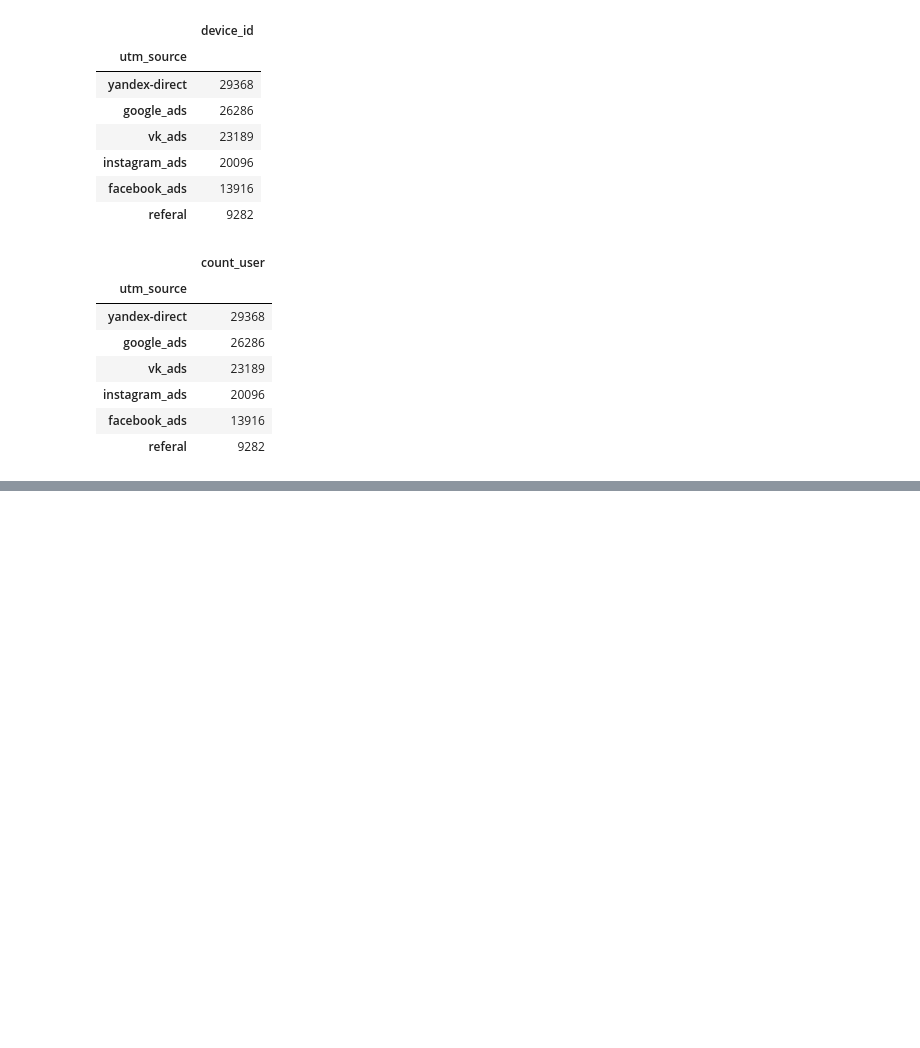
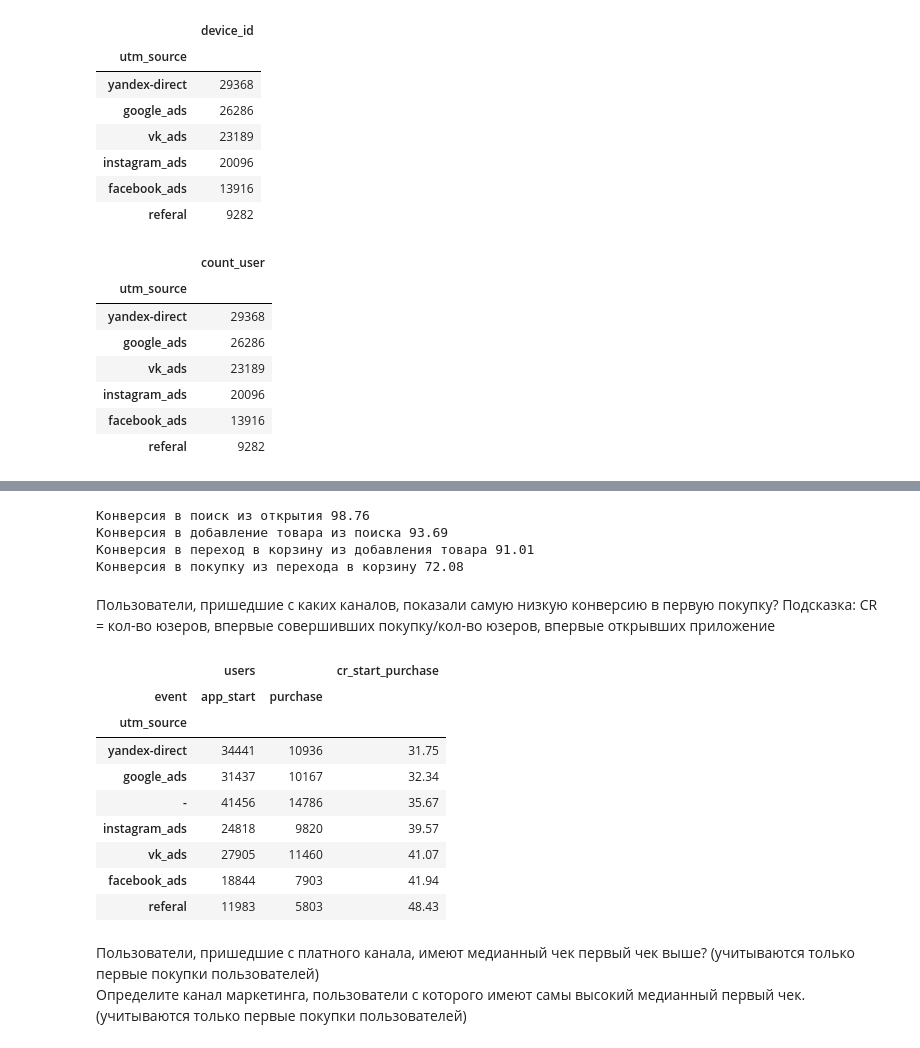
Before and after one commit to Praldmur/Simulation, a Jupyter notebook: 10_mod/3.ipynb, the cells around one changed output, grey strips where cells are left out. Cells and saved outputs as stored; diff of their text form; code cells hidden in the pictures; blank space fills up the shorter version.

```diff
--- a/10_mod/3.ipynb
+++ b/10_mod/3.ipynb
@@ -250,0 +242,2 @@ funnel
+# %%
+df['event'] = pd.Categorical(df['event'], categories=event_order, ordered=True)
@@ -250,0 +270,49 @@ funnel
+# %%
+# код из ответов. но нам он не подходит - у нас дата сет, где никто не зарегистрировался
+first_registration = df[df['event'] == 'register'].sort_values('date').drop_duplicates ('device_id')
+df['first_registration'] = df['device_id'].map(first_registration.set_index('device_id')['date'])
+already_reg = df[df['first_registration'] < df['date']]
+already_reg.groupby('event')['device_id'].nunique()
+# ниже в формулы вручную подставлялись значения из предыыущей строчки - количество уникальный id по каждому шагу
+print("Конверсия в поиск из открытия", round((40482/40991)*100,2))
+print("Конверсия в добавление товара из поиска", round((37926/40482)*100,2))
+print("Конверсия в переход в корзину из добавления товара", round((34517/37926)*100,2))
+print("Конверсия в покупку из перехода в корзину", round((24880/34517)*100,2))
+# %% [output]
+Конверсия в поиск из открытия 98.76
+Конверсия в добавление товара из поиска 93.69
+Конверсия в переход в корзину из добавления товара 91.01
+Конверсия в покупку из перехода в корзину 72.08
+# %% [markdown]
+Пользователи, пришедшие с каких каналов, показали самую низкую конверсию в первую покупку? Подсказка: CR = кол-во юзеров, впервые совершивших покупку/кол-во юзеров, впервые открывших приложение
+# %%
+first_events = df.sort_values('date').drop_duplicates(['device_id', 'event'])
+# %%
+first_events = first_events[first_events['event'].isin(['app_start', 'purchase'])]
+# %%
+cr = (
+    first_events
+    .groupby(['utm_source', 'event'])
+    .agg(users=('device_id', 'nunique'))
+    .unstack(fill_value=0)
+)
+
+cr['cr_start_purchase'] = (
+    cr[('users', 'purchase')] / cr[('users', 'app_start')] * 100
+).round(2)
+
+cr.sort_values('cr_start_purchase')
+# %% [output]
+|  | users |  | cr_start_purchase |
+| event | app_start | purchase |  |
+| utm_source |  |  |  |
+| yandex-direct | 34441 | 10936 | 31.75 |
+| google_ads | 31437 | 10167 | 32.34 |
+| - | 41456 | 14786 | 35.67 |
+| instagram_ads | 24818 | 9820 | 39.57 |
+| vk_ads | 27905 | 11460 | 41.07 |
+| facebook_ads | 18844 | 7903 | 41.94 |
+| referal | 11983 | 5803 | 48.43 |
+# %% [markdown]
+Пользователи, пришедшие с платного канала, имеют медианный чек первый чек выше? (учитываются только первые покупки пользователей)
+Определите канал маркетинга, пользователи с которого имеют самы высокий медианный первый чек. (учитываются только первые покупки пользователей)
```
Also changed, not shown: parts of 23 cells of this notebook.
